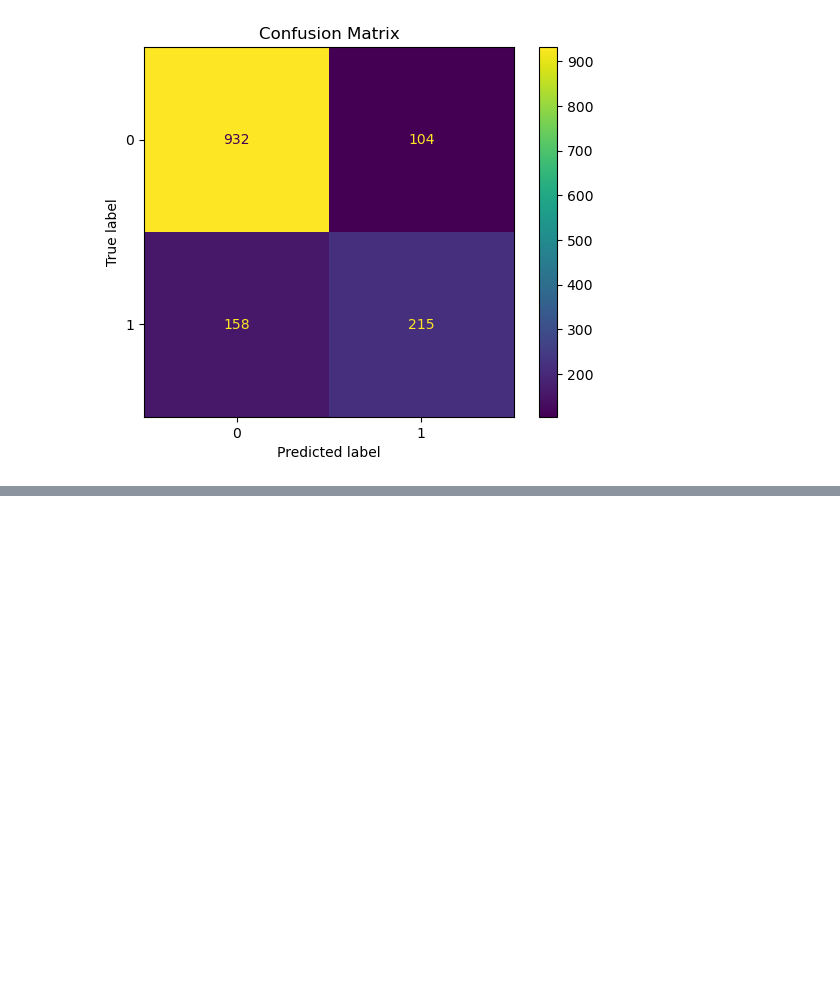
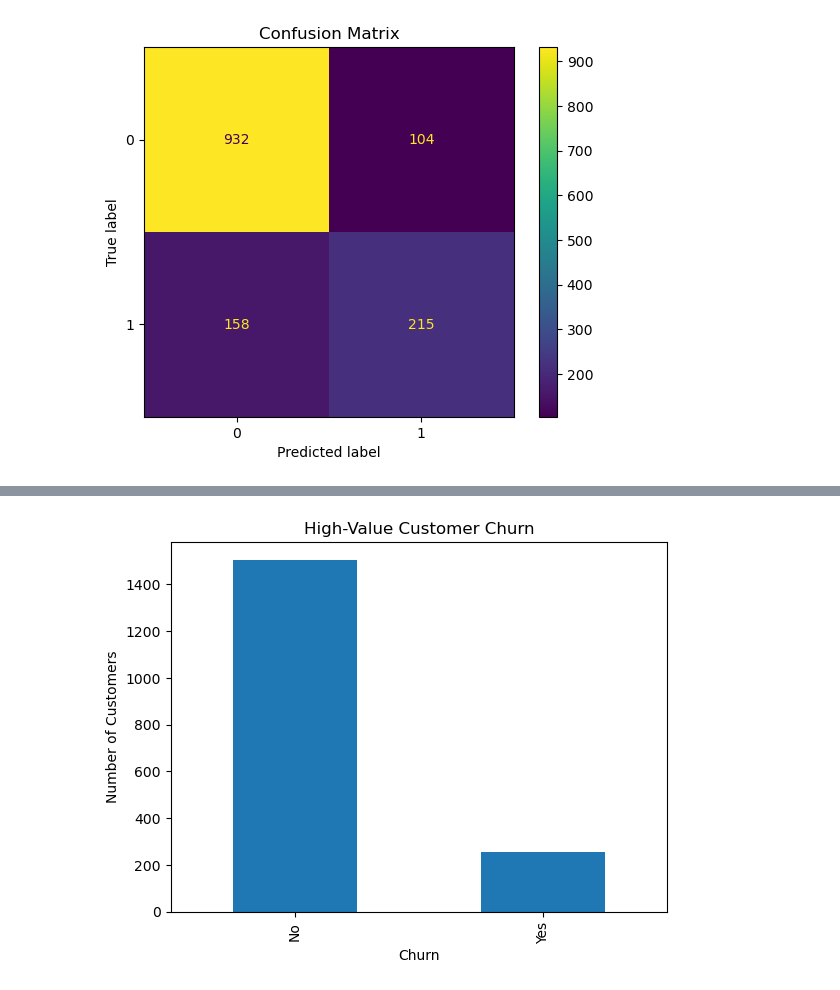
Before and after one commit to Manideep685/SKS-Project, a Jupyter notebook: notebook/cleaning.ipynb, the cells around one changed output, grey strips where cells are left out. Drawn from its saved outputs; the diff is of its cells as text; code cells hidden in the pictures; blank space fills up the shorter version.

```diff
--- a/notebook/cleaning.ipynb
+++ b/notebook/cleaning.ipynb
@@ -296,0 +306,7 @@ plt.show()
+# %%
+ltv_threshold = data['LTV'].quantile(0.75)
+
+high_value_customers = data[data['LTV'] >= ltv_threshold]
+
+print("LTV Threshold:", ltv_threshold)
+print("Number of High-Value Customers:", len(high_value_customers))
@@ -296,0 +376,12 @@ plt.show()
+# %%
+high_value_churn_counts = high_value_customers['Churn'].value_counts()
+
+high_value_churn_counts.plot(
+    kind='bar',
+    title='High-Value Customer Churn'
+)
+
+plt.ylabel('Number of Customers')
+plt.show()
+# %% [output]
+[figure, added]
```
Also changed, not shown: parts of 10 cells of this notebook.
